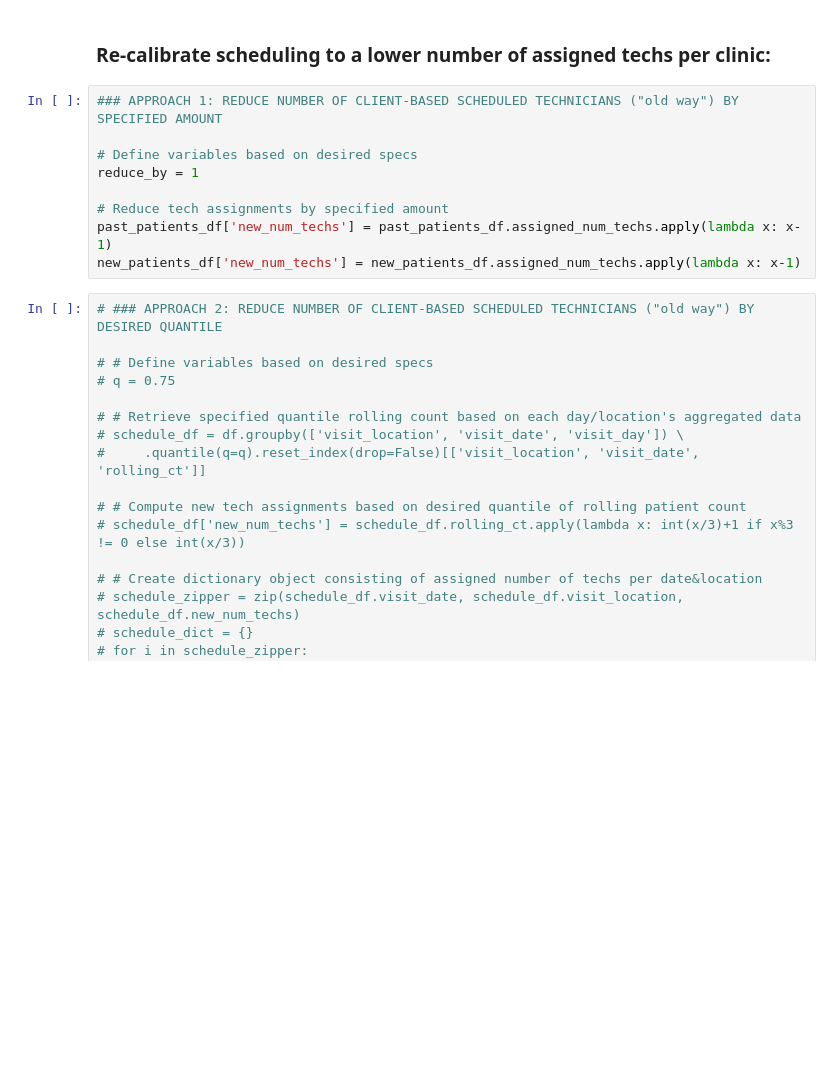
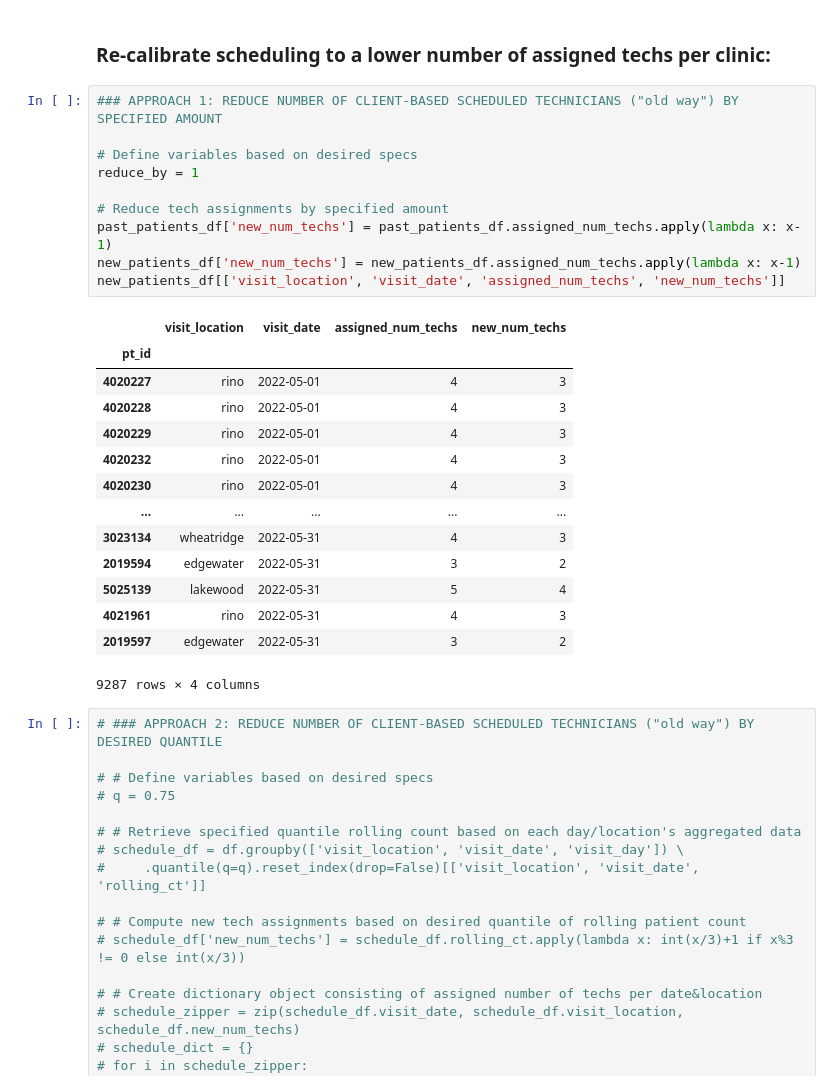
Before and after one commit to rc-9/TecNav, a Jupyter notebook: uc_navigator.ipynb, the cells around one changed output. Cells and saved outputs as stored; diff of their text form; blank space fills up the shorter version.

```diff
--- a/uc_navigator.ipynb
+++ b/uc_navigator.ipynb
@@ -260,12 +260,28 @@ Use past patients for ML part, feed new patients to model.
 # %%
 ### APPROACH 1: REDUCE NUMBER OF CLIENT-BASED SCHEDULED TECHNICIANS ("old way") BY SPECIFIED AMOUNT
 
 # Define variables based on desired specs
 reduce_by = 1
 
 # Reduce tech assignments by specified amount
 past_patients_df['new_num_techs'] = past_patients_df.assigned_num_techs.apply(lambda x: x-1)
 new_patients_df['new_num_techs'] = new_patients_df.assigned_num_techs.apply(lambda x: x-1)
+new_patients_df[['visit_location', 'visit_date', 'assigned_num_techs', 'new_num_techs']]
+# %% [output]
+|  | visit_location | visit_date | assigned_num_techs | new_num_techs |
+| pt_id |  |  |  |  |
+| 4020227 | rino | 2022-05-01 | 4 | 3 |
+| 4020228 | rino | 2022-05-01 | 4 | 3 |
+| 4020229 | rino | 2022-05-01 | 4 | 3 |
+| 4020232 | rino | 2022-05-01 | 4 | 3 |
+| 4020230 | rino | 2022-05-01 | 4 | 3 |
+| ... | ... | ... | ... | ... |
+| 3023134 | wheatridge | 2022-05-31 | 4 | 3 |
+| 2019594 | edgewater | 2022-05-31 | 3 | 2 |
+| 5025139 | lakewood | 2022-05-31 | 5 | 4 |
+| 4021961 | rino | 2022-05-31 | 4 | 3 |
+| 2019597 | edgewater | 2022-05-31 | 3 | 2 |
+9287 rows × 4 columns
 # %%
 # ### APPROACH 2: REDUCE NUMBER OF CLIENT-BASED SCHEDULED TECHNICIANS ("old way") BY DESIRED QUANTILE
 
```
Also changed, not shown: parts of 7 cells of this notebook.
